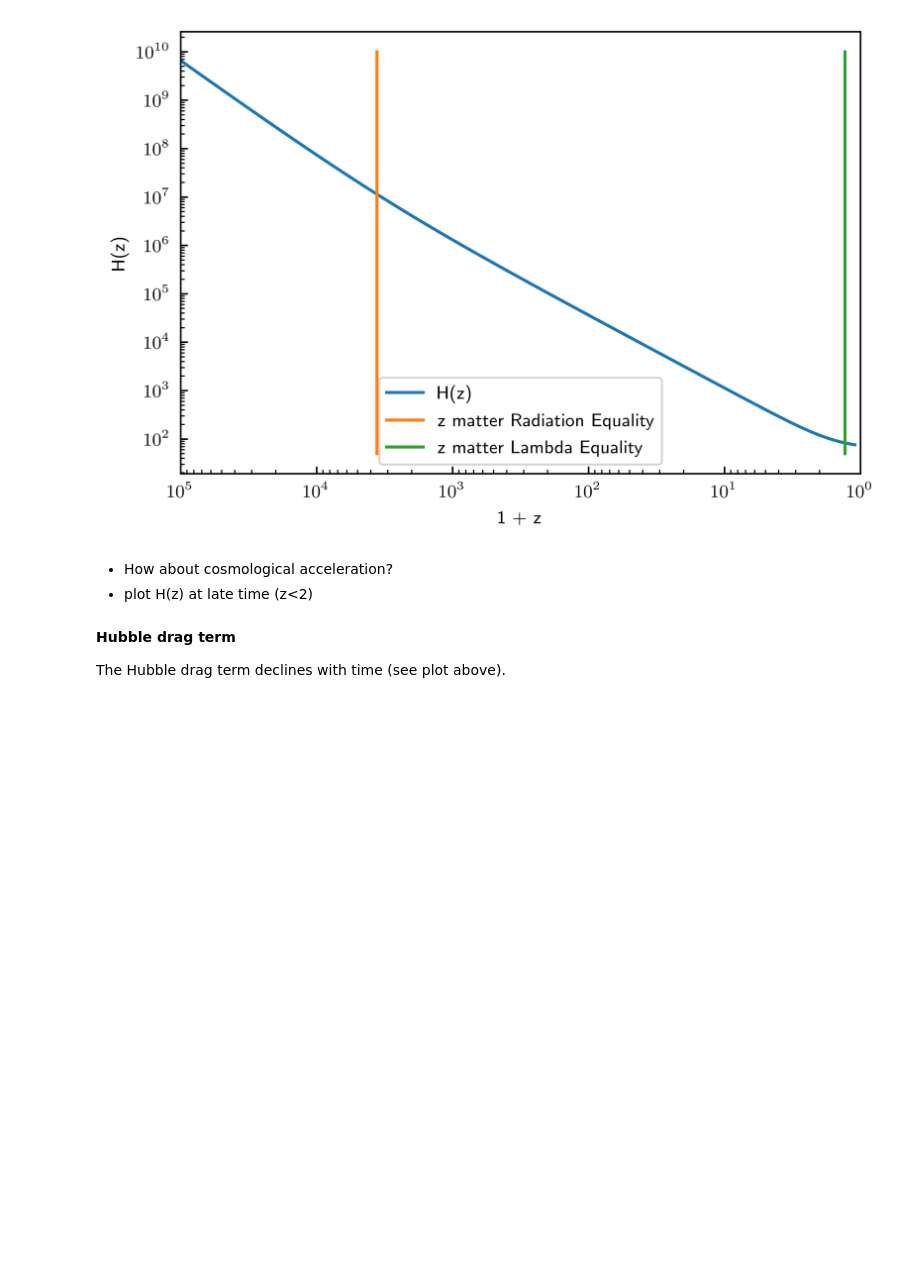
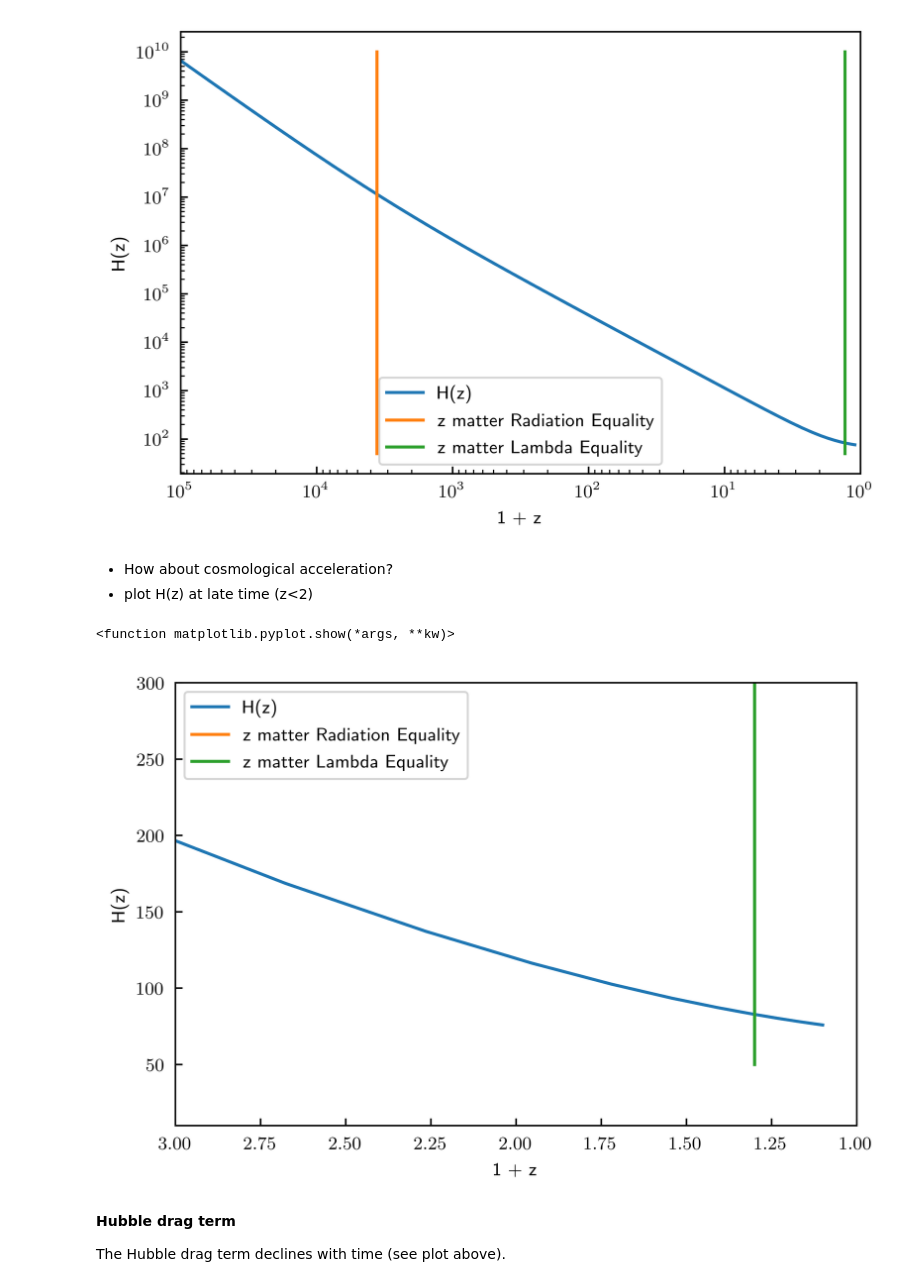
Before and after one commit to rqguan/ASTR214_Runquan, a Jupyter notebook: class3and4_powerspectrum_noanswers.ipynb, the cells around one changed output. Drawn from its saved outputs; the diff is of its cells as text; code cells hidden in the pictures; blank space fills up the shorter version.

```diff
--- a/class3and4_powerspectrum_noanswers.ipynb
+++ b/class3and4_powerspectrum_noanswers.ipynb
@@ -362,6 +362,32 @@ plt.show
 # %% [markdown]
 * How about cosmological acceleration?
 * plot H(z) at late time (z<2)
+# %%
+plot_pretty(dpi=800)
+
+z = np.logspace(-1.0, 5, num=50, base=10.0)
+Hz = cosmo.Hz
+Ez = cosmo.Ez
+
+fig, ax = plt.subplots()
+zeq = 3600
+zde = 0.3
+
+plt.plot(1+z, Hz(z), label='H(z)')
+plt.plot([1+zeq,1+zeq], [50, 1e10], label='z matter Radiation Equality')
+plt.plot([1+zde,1+zde], [50, 1e10], label='z matter Lambda Equality')
+
+plt.xlabel('1 + z')
+plt.ylabel('H(z)')
+legend = ax.legend()
+
+plt.xlim(3, 1)
+plt.ylim(10,300)
+
+plt.show
+# %% [output]
+<function matplotlib.pyplot.show(*args, **kw)>
+[figure, added]
 # %% [markdown]
 __Hubble drag term__
 
```
